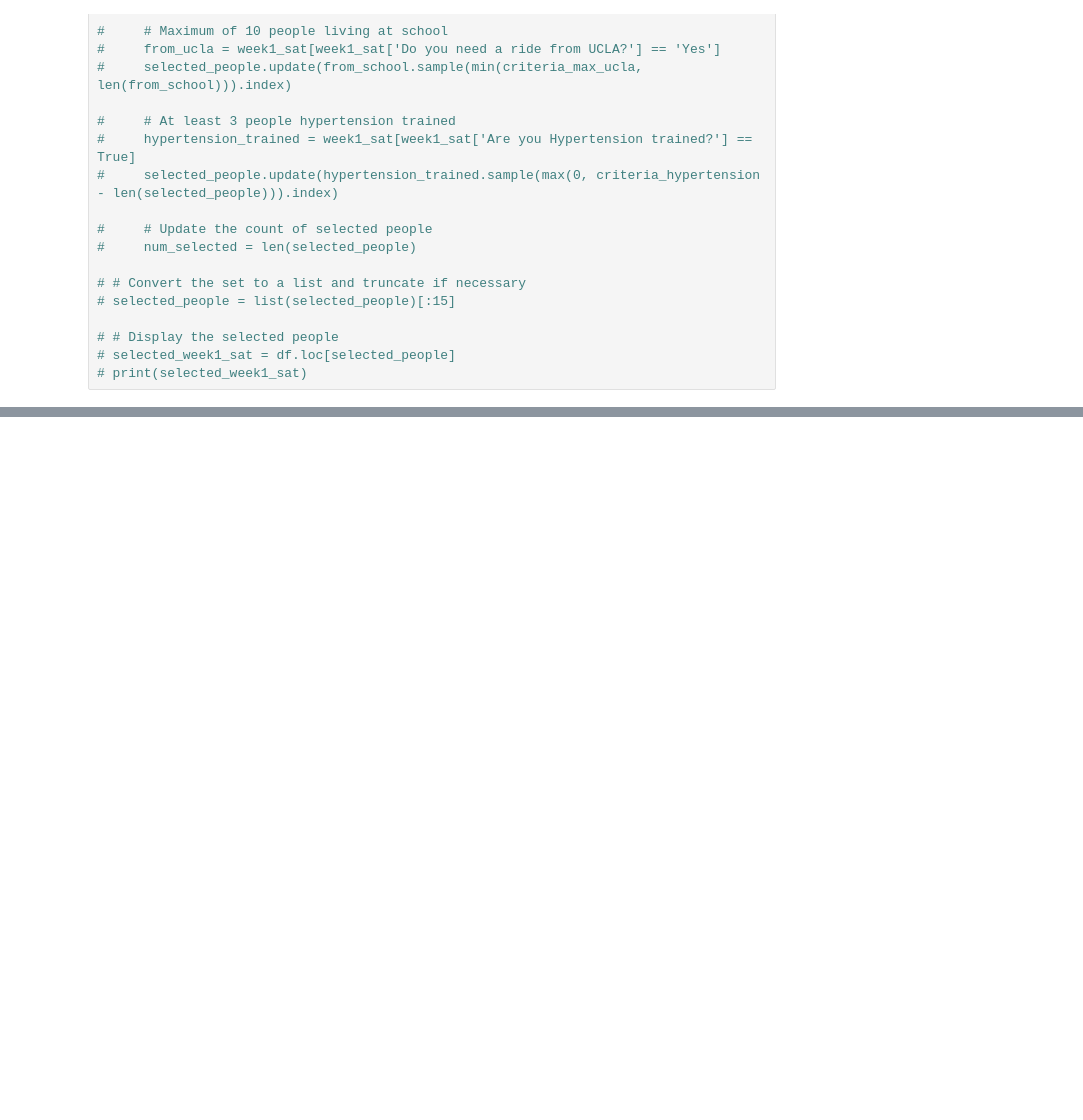
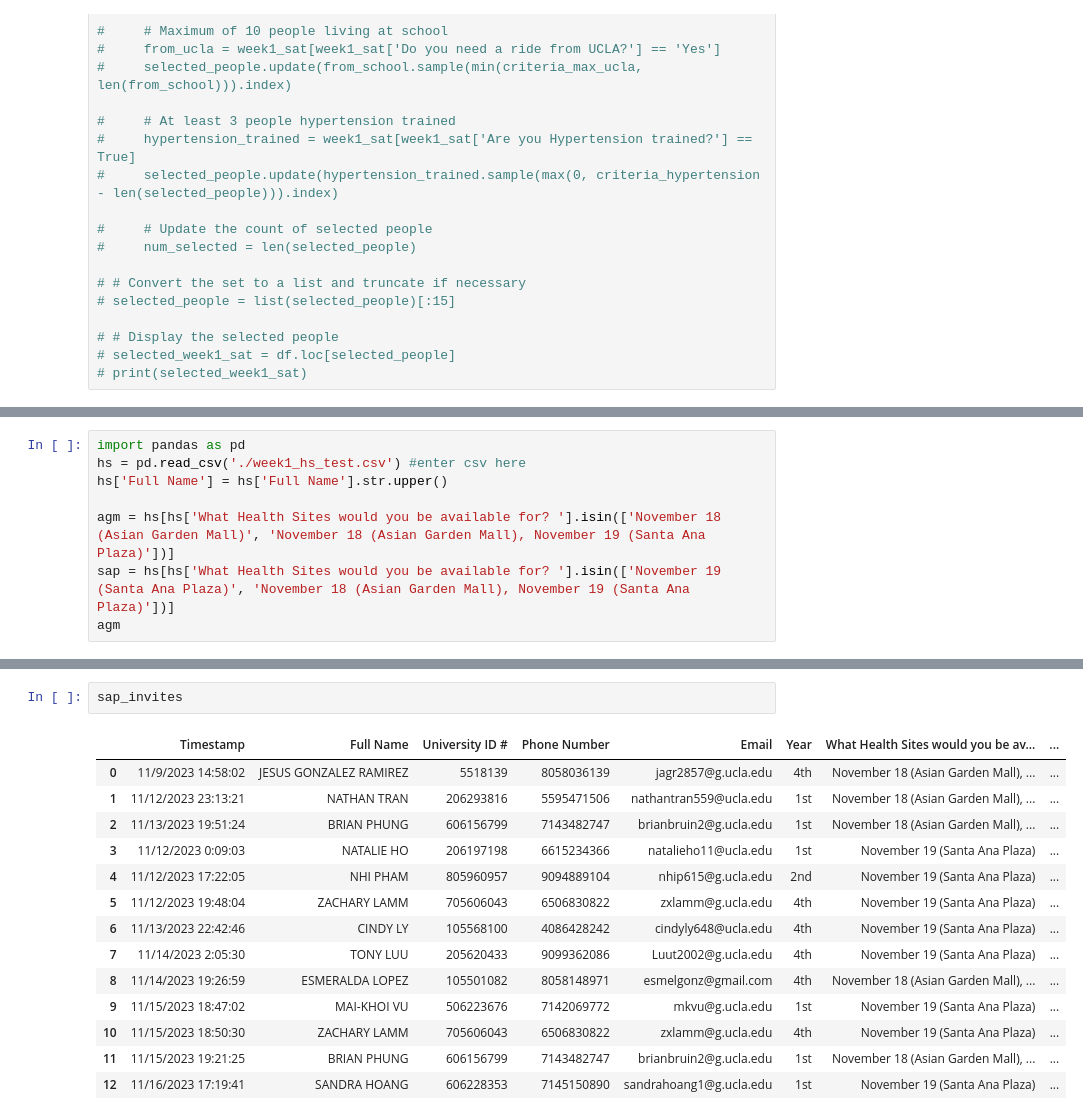
Before and after one commit to cath-chen/VCHAuto, a Jupyter notebook: VCH_HS_Auto.ipynb, the cells around one changed output, grey strips where cells are left out. Saved outputs shown, nothing was run; the diff lists cells and outputs as text; blank space fills up the shorter version.

```diff
--- a/VCH_HS_Auto.ipynb
+++ b/VCH_HS_Auto.ipynb
@@ -195,0 +125,8 @@ week1_sat
+# %%
+import pandas as pd
+hs = pd.read_csv('./week1_hs_test.csv') #enter csv here
+hs['Full Name'] = hs['Full Name'].str.upper()
+
+agm = hs[hs['What Health Sites would you be available for? '].isin(['November 18 (Asian Garden Mall)', 'November 18 (Asian Garden Mall), November 19 (Santa Ana Plaza)'])]
+sap = hs[hs['What Health Sites would you be available for? '].isin(['November 19 (Santa Ana Plaza)', 'November 18 (Asian Garden Mall), November 19 (Santa Ana Plaza)'])]
+agm
@@ -195,0 +283,17 @@ week1_sat
+# %%
+sap_invites
+# %% [output]
+|  | Timestamp | Full Name | University ID # | Phone Number | Email | Year | What Health Sites would you be av... | ... |
+| 0 | 11/9/2023 14:58:02 | JESUS GONZALEZ RAMIREZ | 5518139 | 8058036139 | jagr2857@g.ucla.edu | 4th | November 18 (Asian Garden Mall), ... | ... |
+| 1 | 11/12/2023 23:13:21 | NATHAN TRAN | 206293816 | 5595471506 | nathantran559@ucla.edu | 1st | November 18 (Asian Garden Mall), ... | ... |
+| 2 | 11/13/2023 19:51:24 | BRIAN PHUNG | 606156799 | 7143482747 | brianbruin2@g.ucla.edu | 1st | November 18 (Asian Garden Mall), ... | ... |
+| 3 | 11/12/2023 0:09:03 | NATALIE HO | 206197198 | 6615234366 | natalieho11@ucla.edu | 1st | November 19 (Santa Ana Plaza) | ... |
+| 4 | 11/12/2023 17:22:05 | NHI PHAM | 805960957 | 9094889104 | nhip615@g.ucla.edu | 2nd | November 19 (Santa Ana Plaza) | ... |
+| 5 | 11/12/2023 19:48:04 | ZACHARY LAMM | 705606043 | 6506830822 | zxlamm@g.ucla.edu | 4th | November 19 (Santa Ana Plaza) | ... |
+| 6 | 11/13/2023 22:42:46 | CINDY LY | 105568100 | 4086428242 | cindyly648@ucla.edu | 4th | November 19 (Santa Ana Plaza) | ... |
+| 7 | 11/14/2023 2:05:30 | TONY LUU | 205620433 | 9099362086 | Luut2002@g.ucla.edu | 4th | November 19 (Santa Ana Plaza) | ... |
+| 8 | 11/14/2023 19:26:59 | ESMERALDA LOPEZ | 105501082 | 8058148971 | esmelgonz@gmail.com | 4th | November 18 (Asian Garden Mall), ... | ... |
+| 9 | 11/15/2023 18:47:02 | MAI-KHOI VU | 506223676 | 7142069772 | mkvu@g.ucla.edu | 1st | November 19 (Santa Ana Plaza) | ... |
+| 10 | 11/15/2023 18:50:30 | ZACHARY LAMM | 705606043 | 6506830822 | zxlamm@g.ucla.edu | 4th | November 19 (Santa Ana Plaza) | ... |
+| 11 | 11/15/2023 19:21:25 | BRIAN PHUNG | 606156799 | 7143482747 | brianbruin2@g.ucla.edu | 1st | November 18 (Asian Garden Mall), ... | ... |
+| 12 | 11/16/2023 17:19:41 | SANDRA HOANG | 606228353 | 7145150890 | sandrahoang1@g.ucla.edu | 1st | November 19 (Santa Ana Plaza) | ... |
```
Also changed, not shown: parts of 15 cells of this notebook.
